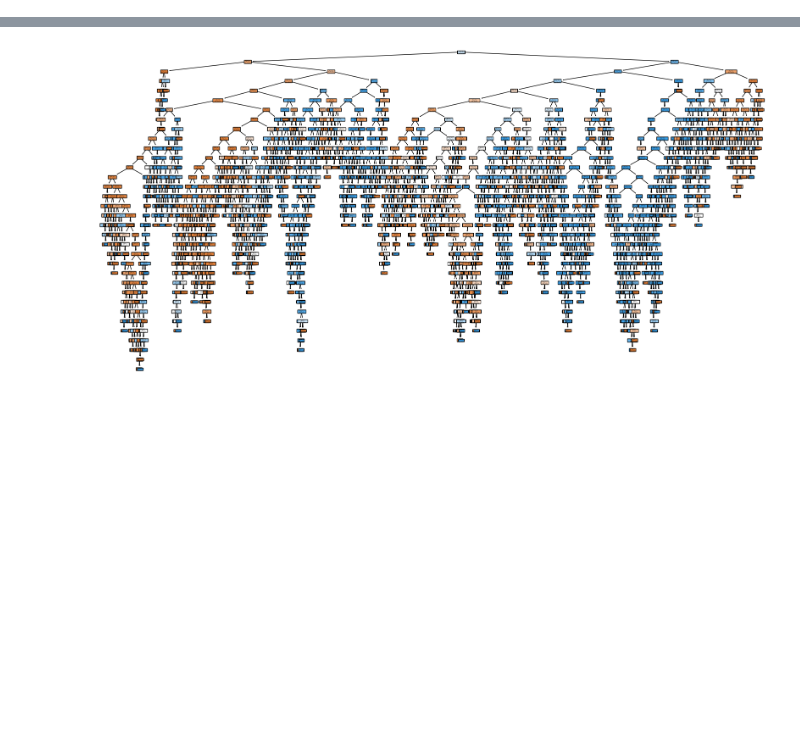
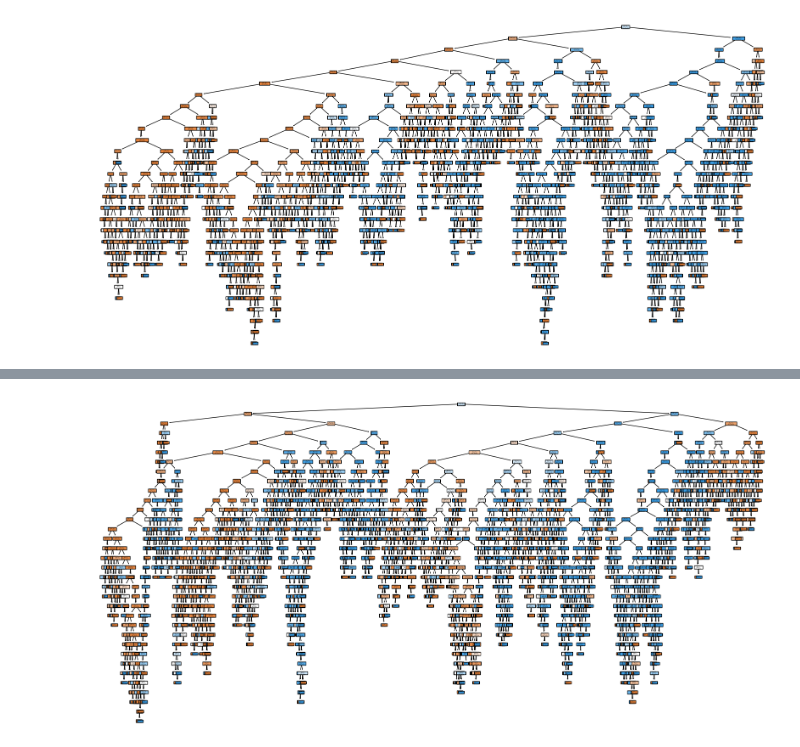
Before and after one commit to tpavan03/Phishing-Detection, a Jupyter notebook: Phase2.ipynb, the cells around one changed output, grey strips where cells are left out. Cells and saved outputs as stored; diff of their text form; code cells hidden in the pictures; blank space fills up the shorter version.

```diff
--- a/Phase2.ipynb
+++ b/Phase2.ipynb
@@ -76,0 +148,7 @@ plt.show()
+# %%
+# Visualize the new decision tree
+plt.figure(figsize=(20,10))
+tree.plot_tree(clf, feature_names=X.columns, class_names=['Legitimate', 'Malicious'], filled=True)
+plt.show()
+# %% [output]
+[figure, added]
```
Also changed, not shown: parts of 20 cells of this notebook.
